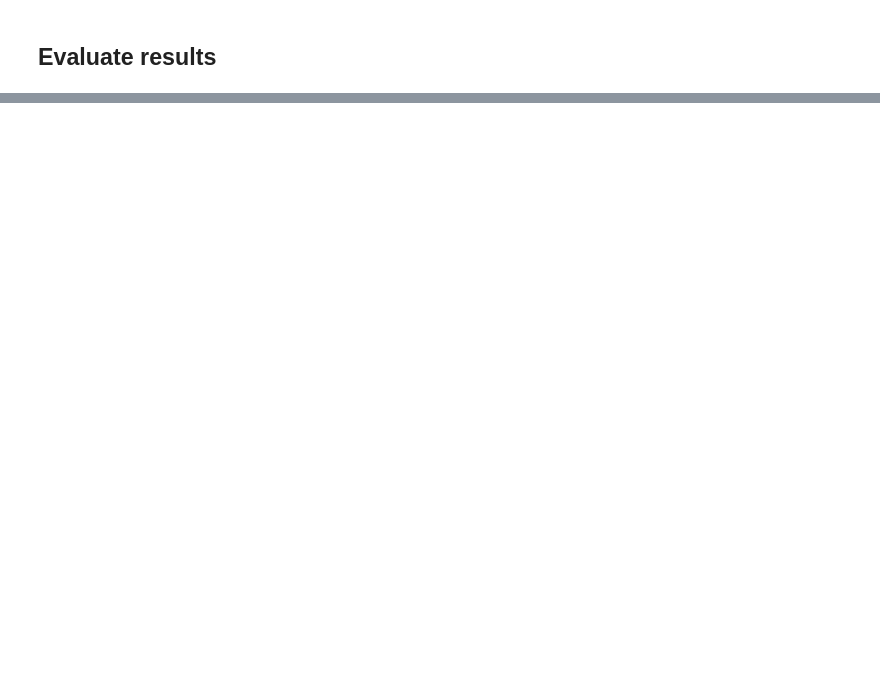
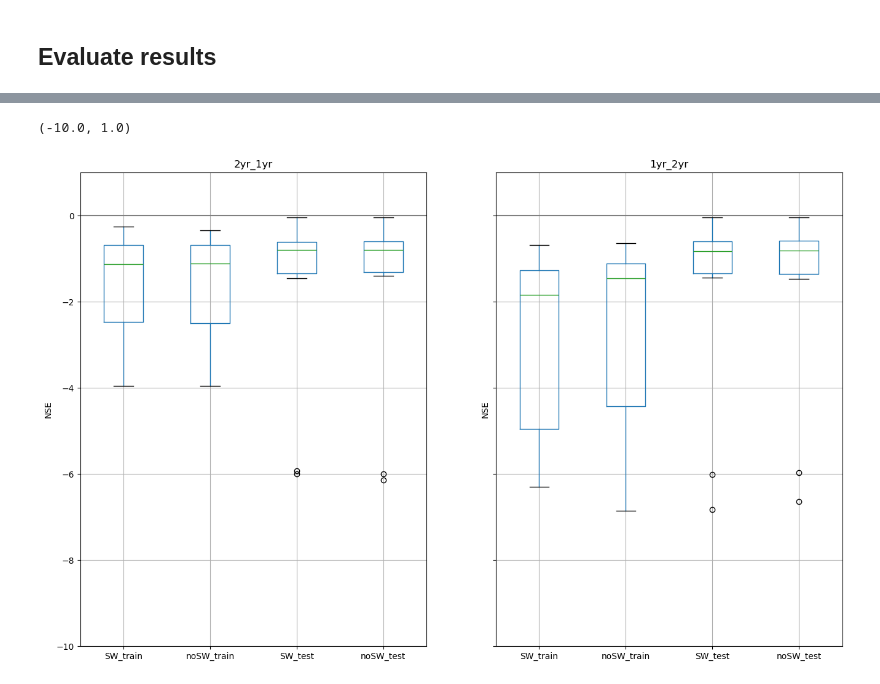
Before and after one commit to ascheliga/neuralhydrology, a Jupyter notebook: cygnss_models/EXP02_transfer/ensemble_case.ipynb, the cells around one changed output, grey strips where cells are left out. Saved outputs shown, nothing was run; the diff lists cells and outputs as text; code cells hidden in the pictures; blank space fills up the shorter version.

```diff
--- a/cygnss_models/EXP02_transfer/ensemble_case.ipynb
+++ b/cygnss_models/EXP02_transfer/ensemble_case.ipynb
@@ -93,7 +111,11 @@ tuple_1_2 = ensemble_eval.eval_sw_from_name_lists(nosw_exp_names = names_no_sw_1
 # %%
 fig, axs = plt.subplots(1, 2, figsize=(16, 10),sharey=True)
 tr2_1_nse_df = comp_plots.boxplot_from_tuple(tuple_2_1,ax=axs[0],tuple_names=default_order,exp_name = '2yr_1yr')
 tr1_2_nse_df = comp_plots.boxplot_from_tuple(tuple_1_2,ax=axs[1],tuple_names=default_order,exp_name = '1yr_2yr')
+axs[0].set_ylim([-10,1])
+# %% [output]
+(-10.0, 1.0)
+[figure, added]
 # %%
 fig, axs = plt.subplots(1, 3, figsize=(16, 10),sharey=True)
 tr10_1_nse_df = comp_plots.boxplot_from_tuple(tuple_10_1,ax=axs[0],tuple_names=default_order,exp_name = '10yr_1yr')
```
Also changed, not shown: parts of 4 cells of this notebook, 1 other file.
